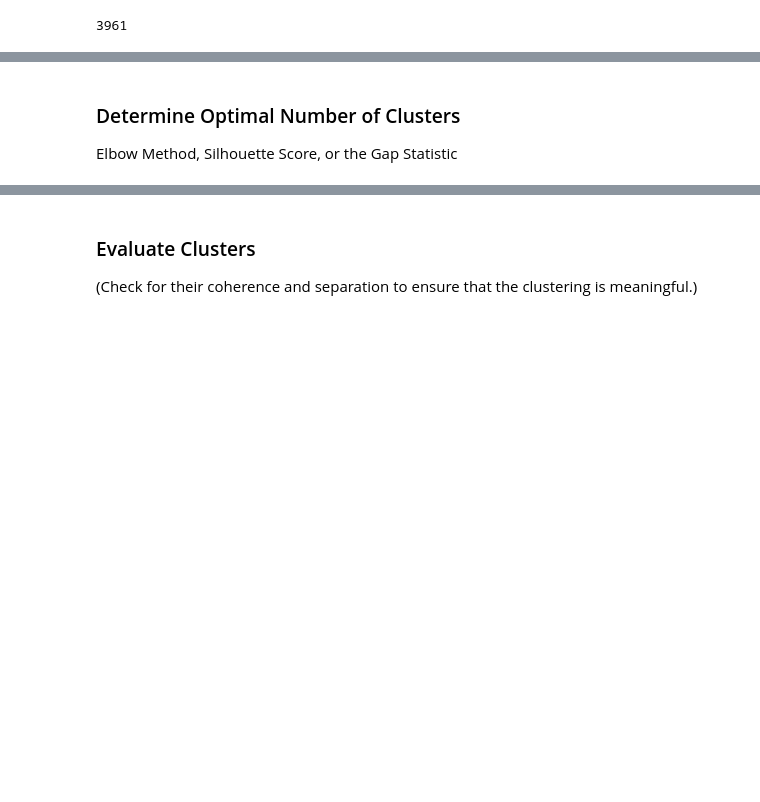
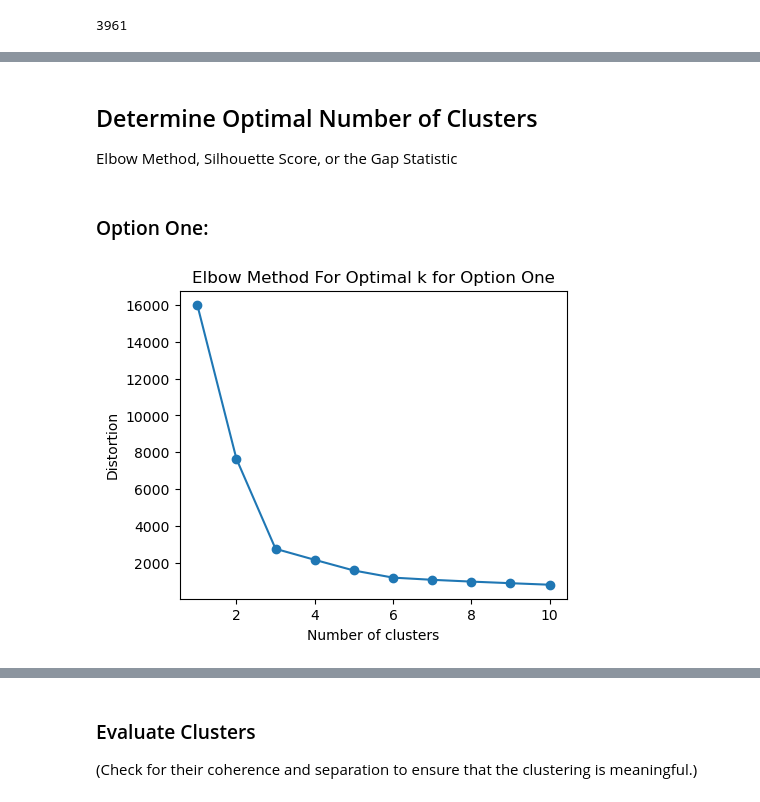
Before and after one commit to NunoMac/PostGrad_ProjectML_Group1_SportifyClientSegmentation, a Jupyter notebook: Sportify_customer_segmentation.ipynb, the cells around one changed output, grey strips where cells are left out. Cells and saved outputs as stored; diff of their text form; code cells hidden in the pictures; blank space fills up the shorter version.

Commit message:
dataset one cleneaed, two options for clustering created, elbow method used to decide on numbner of clusters for each Option done.

```diff
--- a/Sportify_customer_segmentation.ipynb
+++ b/Sportify_customer_segmentation.ipynb
@@ -117,0 +134,4 @@ The correlation between SM_Comments and SM_Shares is not high enough so that we
+# %%
+#new option 1 df:
+df_dig_one=df_dig.drop(['SM_Shares','SM_Likes'], axis=1)
+df_dig_one.head()
@@ -117,0 +146,5 @@ The correlation between SM_Comments and SM_Shares is not high enough so that we
+# %%
+#scale features
+scaler_one = StandardScaler()
+df_dig_one_scaled = pd.DataFrame(scaler_one.fit_transform(df_dig_one), columns = df_dig_one.columns) #applied to all columns because all are numeric
+df_dig_one_scaled.head()
@@ -138,3 +208,23 @@ one or two SM features?
 # %% [markdown]
-### Determine Optimal Number of Clusters
+## Determine Optimal Number of Clusters
 Elbow Method, Silhouette Score, or the Gap Statistic
+# %% [markdown]
+### Option One:
+# %%
+# Calculate distortion for a range of number of cluster
+distortions_one = []
+for i in range(1, 11):
+    km_one = KMeans(n_clusters=i, init='k-means++', n_init=10, max_iter=300, random_state=42) #kmean++ to get a better spreading of the initial centroids
+    km_one.fit(df_dig_one_scaled)
+    km_one.fit(df_dig_one_scaled)
+    distortions_one.append(km_one.inertia_)
+
+# Plot the elbow graph
+plt.figure(figsize=(5, 4))
+plt.plot(range(1, 11), distortions_one, marker='o')
+plt.title('Elbow Method For Optimal k for Option One')
+plt.xlabel('Number of clusters')
+plt.ylabel('Distortion')
+plt.show()
+# %% [output]
+[figure, added]
```
Also changed, not shown: parts of 22 cells of this notebook.
